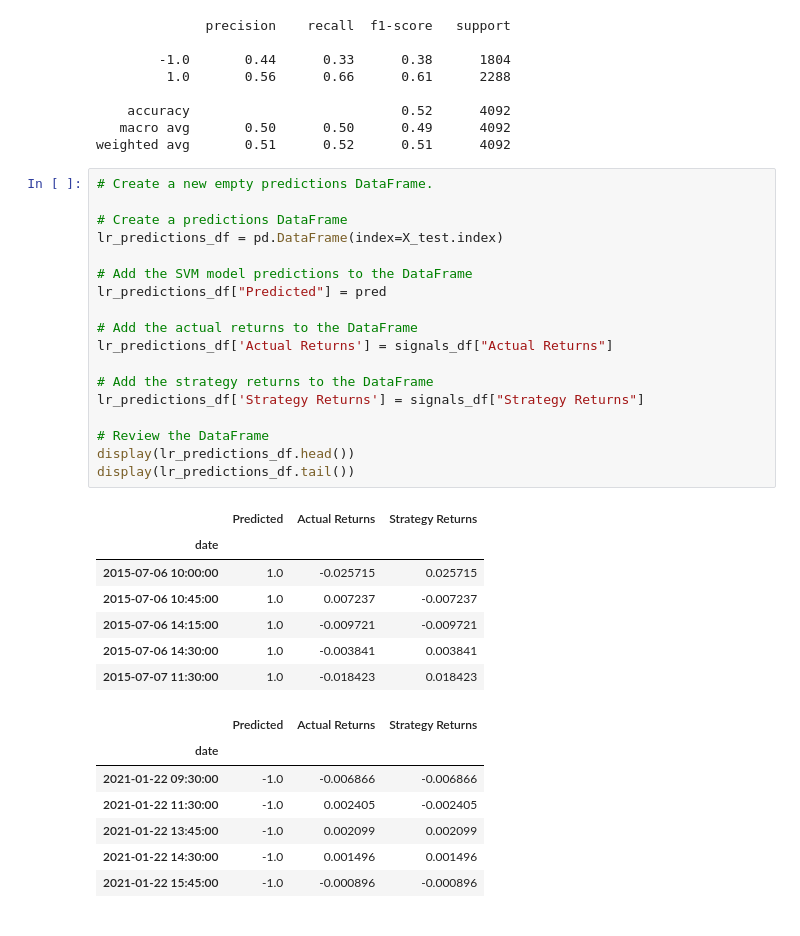
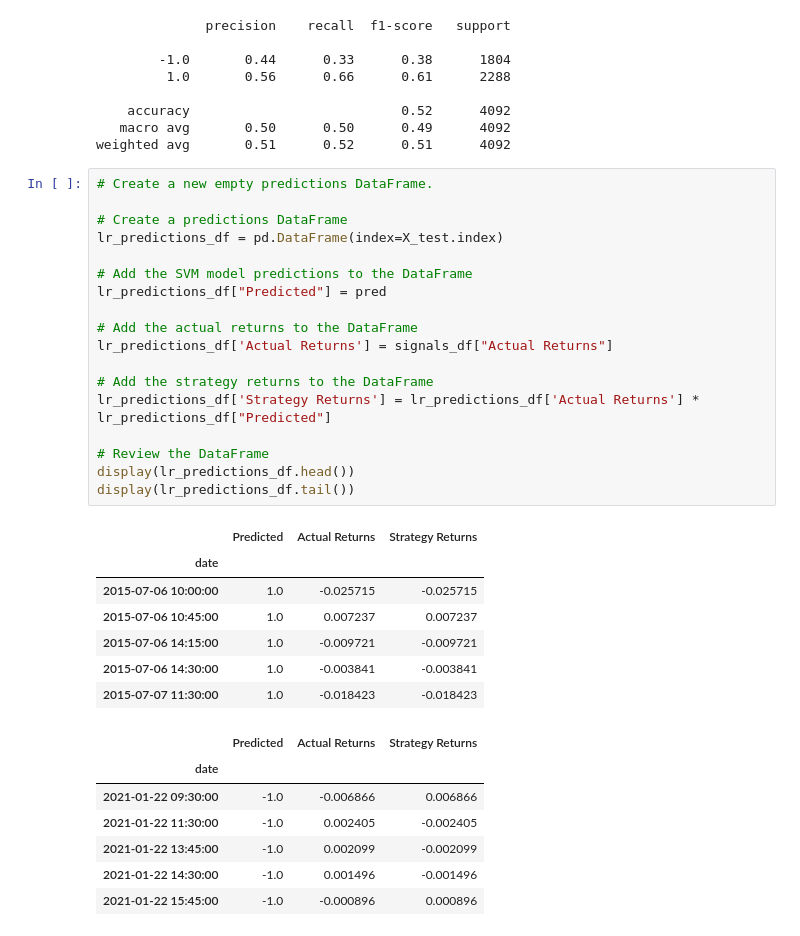
Before and after one commit to dcmar18/Machine_Learning_trading_Bot, a Jupyter notebook: machine_learning_trading_bot.ipynb, the cells around one changed output. Drawn from its saved outputs; the diff is of its cells as text.

```diff
--- a/machine_learning_trading_bot.ipynb
+++ b/machine_learning_trading_bot.ipynb
@@ -465,35 +465,35 @@ weighted avg       0.51      0.52      0.51      4092
 # %%
 # Create a new empty predictions DataFrame.
 
 # Create a predictions DataFrame
 lr_predictions_df = pd.DataFrame(index=X_test.index)
 
 # Add the SVM model predictions to the DataFrame
 lr_predictions_df["Predicted"] = pred
 
 # Add the actual returns to the DataFrame
 lr_predictions_df['Actual Returns'] = signals_df["Actual Returns"]
 
 # Add the strategy returns to the DataFrame
-lr_predictions_df['Strategy Returns'] = signals_df["Strategy Returns"]
+lr_predictions_df['Strategy Returns'] = lr_predictions_df['Actual Returns'] * lr_predictions_df["Predicted"]
 
 # Review the DataFrame
 display(lr_predictions_df.head())
 display(lr_predictions_df.tail())
 # %% [output]
 |  | Predicted | Actual Returns | Strategy Returns |
 | date |  |  |  |
-| 2015-07-06 10:00:00 | 1.0 | -0.025715 | 0.025715 |
-| 2015-07-06 10:45:00 | 1.0 | 0.007237 | -0.007237 |
+| 2015-07-06 10:00:00 | 1.0 | -0.025715 | -0.025715 |
+| 2015-07-06 10:45:00 | 1.0 | 0.007237 | 0.007237 |
 | 2015-07-06 14:15:00 | 1.0 | -0.009721 | -0.009721 |
-| 2015-07-06 14:30:00 | 1.0 | -0.003841 | 0.003841 |
-| 2015-07-07 11:30:00 | 1.0 | -0.018423 | 0.018423 |
+| 2015-07-06 14:30:00 | 1.0 | -0.003841 | -0.003841 |
+| 2015-07-07 11:30:00 | 1.0 | -0.018423 | -0.018423 |
 |  | Predicted | Actual Returns | Strategy Returns |
 | date |  |  |  |
-| 2021-01-22 09:30:00 | -1.0 | -0.006866 | -0.006866 |
+| 2021-01-22 09:30:00 | -1.0 | -0.006866 | 0.006866 |
 | 2021-01-22 11:30:00 | -1.0 | 0.002405 | -0.002405 |
-| 2021-01-22 13:45:00 | -1.0 | 0.002099 | 0.002099 |
-| 2021-01-22 14:30:00 | -1.0 | 0.001496 | 0.001496 |
-| 2021-01-22 15:45:00 | -1.0 | -0.000896 | -0.000896 |
+| 2021-01-22 13:45:00 | -1.0 | 0.002099 | -0.002099 |
+| 2021-01-22 14:30:00 | -1.0 | 0.001496 | -0.001496 |
+| 2021-01-22 15:45:00 | -1.0 | -0.000896 | 0.000896 |
 # %%
 # Plot the actual returns versus the strategy returns
```
Also changed, not shown: parts of 3 cells of this notebook.
